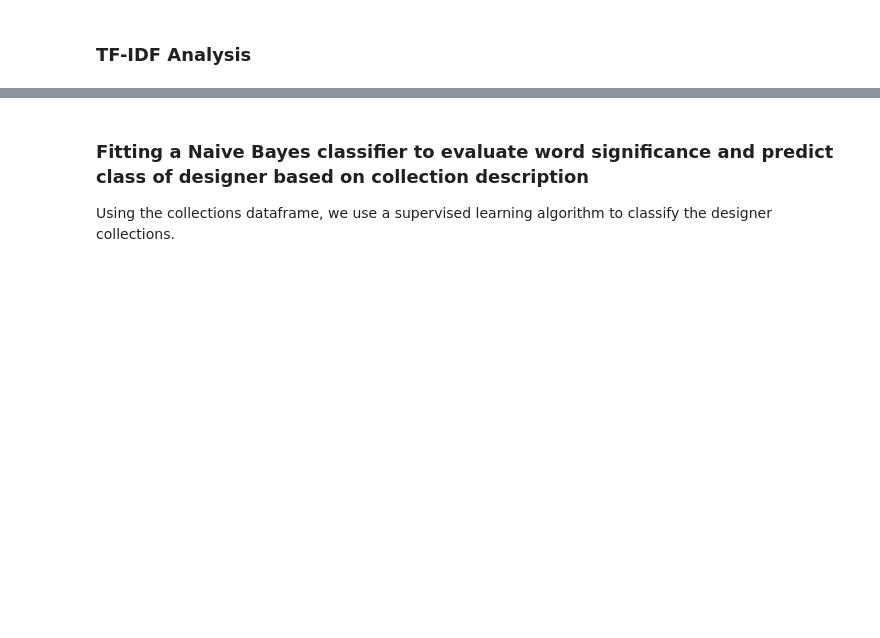
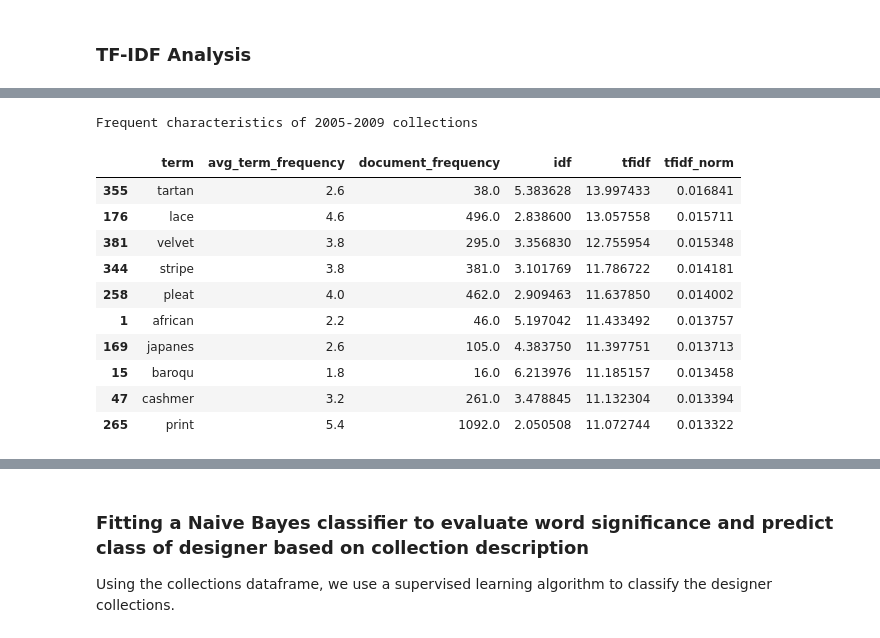
Before and after one commit to bellagracefinck/trend_cycle, a Jupyter notebook: EDA.ipynb, the cells around one changed output, grey strips where cells are left out. Drawn from its saved outputs; the diff is of its cells as text; code cells hidden in the pictures; blank space fills up the shorter version.

```diff
--- a/EDA.ipynb
+++ b/EDA.ipynb
@@ -248,0 +348,33 @@ term_frequency.sort_values(by=['tfidf_norm'], ascending=[False]).groupby(['term'
+# %%
+# 2005-2009
+subset = collections[collections['year']>=2005].copy()
+subset = collections[collections['year']<=2009].copy()
+
+subset['tokens'] = [word_tokenize(sentence) for sentence in subset['preprocessed_sentences']]
+sample_tokens = (subset[['id','tokens']].explode('tokens'))
+sample_tokens = sample_tokens[sample_tokens['tokens'].isin(word_labels['word'])]
+
+output = tfidf(sample_tokens).groupby('term').agg({
+    'term_frequency': 'mean',
+    'document_frequency': 'mean',
+    'idf': 'max',
+    'tfidf': 'mean',
+    'tfidf_norm': 'mean'
+}).reset_index()
+output.columns = ['term', 'avg_term_frequency', 'document_frequency', 'idf', 'tfidf',
+       'tfidf_norm']
+print('Frequent characteristics of 2005-2009 collections')
+output.sort_values('tfidf', ascending = False).head(10)
+# %% [output]
+Frequent characteristics of 2005-2009 collections
+|  | term | avg_term_frequency | document_frequency | idf | tfidf | tfidf_norm |
+| 355 | tartan | 2.6 | 38.0 | 5.383628 | 13.997433 | 0.016841 |
+| 176 | lace | 4.6 | 496.0 | 2.838600 | 13.057558 | 0.015711 |
+| 381 | velvet | 3.8 | 295.0 | 3.356830 | 12.755954 | 0.015348 |
+| 344 | stripe | 3.8 | 381.0 | 3.101769 | 11.786722 | 0.014181 |
+| 258 | pleat | 4.0 | 462.0 | 2.909463 | 11.637850 | 0.014002 |
+| 1 | african | 2.2 | 46.0 | 5.197042 | 11.433492 | 0.013757 |
+| 169 | japanes | 2.6 | 105.0 | 4.383750 | 11.397751 | 0.013713 |
+| 15 | baroqu | 1.8 | 16.0 | 6.213976 | 11.185157 | 0.013458 |
+| 47 | cashmer | 3.2 | 261.0 | 3.478845 | 11.132304 | 0.013394 |
+| 265 | print | 5.4 | 1092.0 | 2.050508 | 11.072744 | 0.013322 |
```
Also changed, not shown: parts of 18 cells of this notebook, 10 other files.
